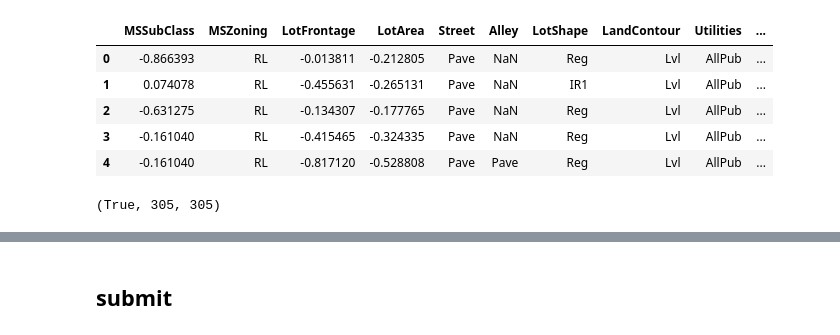
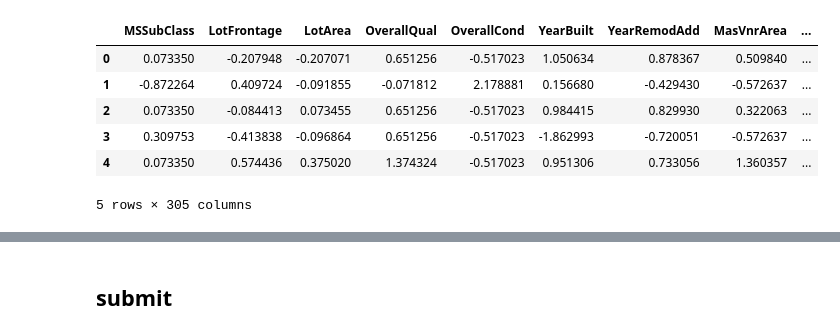
Before and after one commit to dmitrymailk/learn_DL, a Jupyter notebook: dive_into_dl/MultilayerPerceptron.ipynb, the cells around one changed output, grey strips where cells are left out. Saved outputs shown, nothing was run; the diff lists cells and outputs as text; code cells hidden in the pictures.

```diff
--- a/dive_into_dl/MultilayerPerceptron.ipynb
+++ b/dive_into_dl/MultilayerPerceptron.ipynb
@@ -15,41 +16,39 @@ from sklearn.model_selection import train_test_split
 import matplotlib.pyplot as plt
 import seaborn.apionly as sns
 from sklearn.model_selection import KFold
-# %%
-dataset = pd.read_csv("./data/HousePricesKaggle/train.csv")
-dataset_train, dataset_test = train_test_split(dataset, test_size=0.20, random_state=42)
-
-dataset_train = dataset_train.reset_index()
-dataset_test = dataset_test.reset_index()
-
-drop_columns = 'index Id'.split()
-dataset_train = dataset_train.drop(columns=drop_columns)
-dataset_test = dataset_test.drop(columns=drop_columns)
-
-# # select_columns = "SalePrice LotFrontage	LotArea OverallQual	OverallCond YearBuilt	YearRemodAdd MasVnrArea BsmtFinSF1 BsmtFinSF2	BsmtUnfSF TotalBsmtSF 1stFlrSF	2ndFlrSF	LowQualFinSF	GrLivArea	BsmtFullBath	BsmtHalfBath FullBath	HalfBath	BedroomAbvGr	KitchenAbvGr TotRmsAbvGrd Fireplaces GarageYrBlt GarageCars	GarageArea WoodDeckSF	OpenPorchSF	EnclosedPorch	3SsnPorch	ScreenPorch	PoolArea MiscVal MoSold YrSold MSSubClass".split()
-# # select_columns = "SalePrice OverallQual BsmtFullBath FullBath HalfBath GarageCars".split()
-select_columns = dataset_train.dtypes[dataset_train.dtypes != 'object'].index.tolist()
-select_columns = list(set(select_columns) - set(['SalePrice']))
-
-dataset_train[select_columns] = dataset_train[select_columns].apply(
-    lambda x: (x - x.mean()) / (x.std()))
-dataset_test[select_columns] = dataset_test[select_columns].apply(
-    lambda x: (x - x.mean()) / (x.std()))
-
-dataset_train[select_columns] = dataset_train[select_columns].fillna(dataset_train[select_columns].mean() / dataset_train[select_columns].std())
-dataset_test[select_columns] = dataset_test[select_columns].fillna(dataset_test[select_columns].mean() / dataset_test[select_columns].std())
-
-# dataset_train = pd.get_dummies(dataset_train, dummy_na=True)
-# dataset_test = pd.get_dummies(dataset_test, dummy_na=True)
-
-dataset_train.head()
-# %% [output]
-|  | MSSubClass | MSZoning | LotFrontage | LotArea | Street | Alley | LotShape | LandContour | Utilities | ... |
-| 0 | -0.866393 | RL | -0.013811 | -0.212805 | Pave | NaN | Reg | Lvl | AllPub | ... |
-| 1 | 0.074078 | RL | -0.455631 | -0.265131 | Pave | NaN | IR1 | Lvl | AllPub | ... |
-| 2 | -0.631275 | RL | -0.134307 | -0.177765 | Pave | NaN | Reg | Lvl | AllPub | ... |
-| 3 | -0.161040 | RL | -0.415465 | -0.324335 | Pave | NaN | Reg | Lvl | AllPub | ... |
-| 4 | -0.161040 | RL | -0.817120 | -0.528808 | Pave | Pave | Reg | Lvl | AllPub | ... |
+# %%
+dataset = pd.read_csv("./data/HousePricesKaggle/train.csv")
+
+drop_columns = 'Id'.split()
+dataset = dataset.drop(columns=drop_columns)
+
+select_columns = dataset.dtypes[dataset.dtypes != 'object'].index.tolist()
+select_columns = list(set(select_columns) - set(['SalePrice']))
+
+dataset[select_columns] = dataset[select_columns].apply(lambda x: (x - x.mean()) / (x.std()))
+
+dataset[select_columns] = dataset[select_columns].fillna(dataset[select_columns].mean() / dataset[select_columns].std())
+
+# encode to one hot https://stackoverflow.com/questions/58101126/using-scikit-learn-onehotencoder-with-a-pandas-dataframe
+OH_encoder = OneHotEncoder(handle_unknown='ignore', sparse=False)
+
+object_columns = dataset.dtypes[dataset.dtypes == 'object'].index.tolist()
+OH_cols_train = pd.DataFrame(OH_encoder.fit_transform(dataset[object_columns]))
+
+OH_cols_train.index = dataset.index
+num_X_train = dataset.drop(object_columns, axis=1)
+
+dataset = pd.concat([num_X_train, OH_cols_train], axis=1)
+
+dataset.head()
+# %% [output]
+|  | MSSubClass | LotFrontage | LotArea | OverallQual | OverallCond | YearBuilt | YearRemodAdd | MasVnrArea | ... |
+| 0 | 0.073350 | -0.207948 | -0.207071 | 0.651256 | -0.517023 | 1.050634 | 0.878367 | 0.509840 | ... |
+| 1 | -0.872264 | 0.409724 | -0.091855 | -0.071812 | 2.178881 | 0.156680 | -0.429430 | -0.572637 | ... |
+| 2 | 0.073350 | -0.084413 | 0.073455 | 0.651256 | -0.517023 | 0.984415 | 0.829930 | 0.322063 | ... |
+| 3 | 0.309753 | -0.413838 | -0.096864 | 0.651256 | -0.517023 | -1.862993 | -0.720051 | -0.572637 | ... |
+| 4 | 0.073350 | 0.574436 | 0.375020 | 1.374324 | -0.517023 | 0.951306 | 0.733056 | 1.360357 | ... |
+5 rows × 305 columns
 # %%
 # fig, ax = plt.subplots(figsize=(40,40))
 # corr = dataset_train.corr()# plot the heatmap
@@ -90,5 +89,3 @@ dataset_train.head(5)
 # %%
-len(dataset_train.columns) == len(dataset_test.columns), len(dataset_test.columns), len(dataset_train.columns)
+# len(dataset_train.columns) == len(dataset_test.columns), len(dataset_test.columns), len(dataset_train.columns)
-# %% [output]
-(True, 305, 305)
 # %%
```
Also changed, not shown: parts of 19 cells of this notebook, 1 other file.
